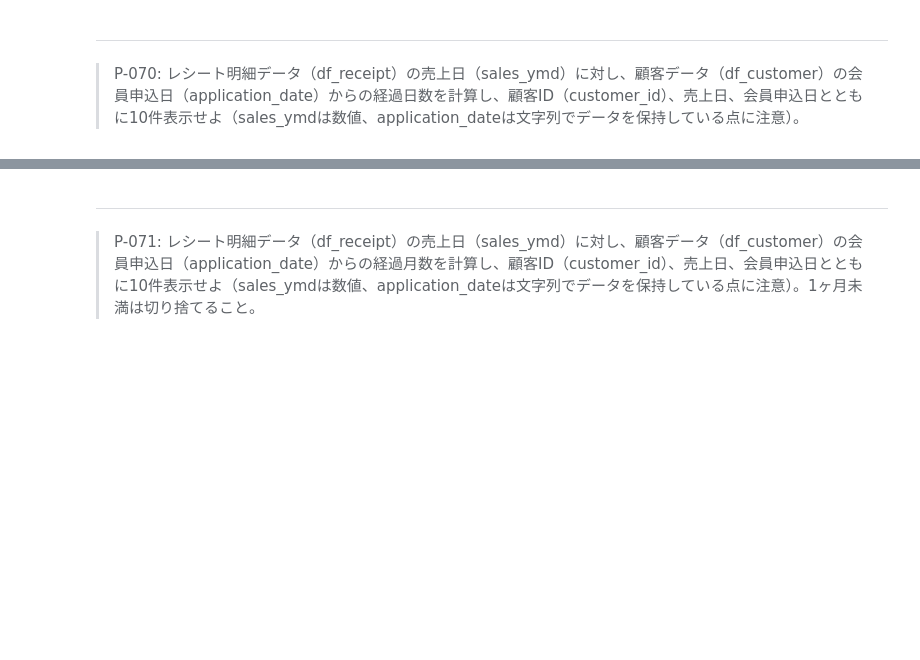
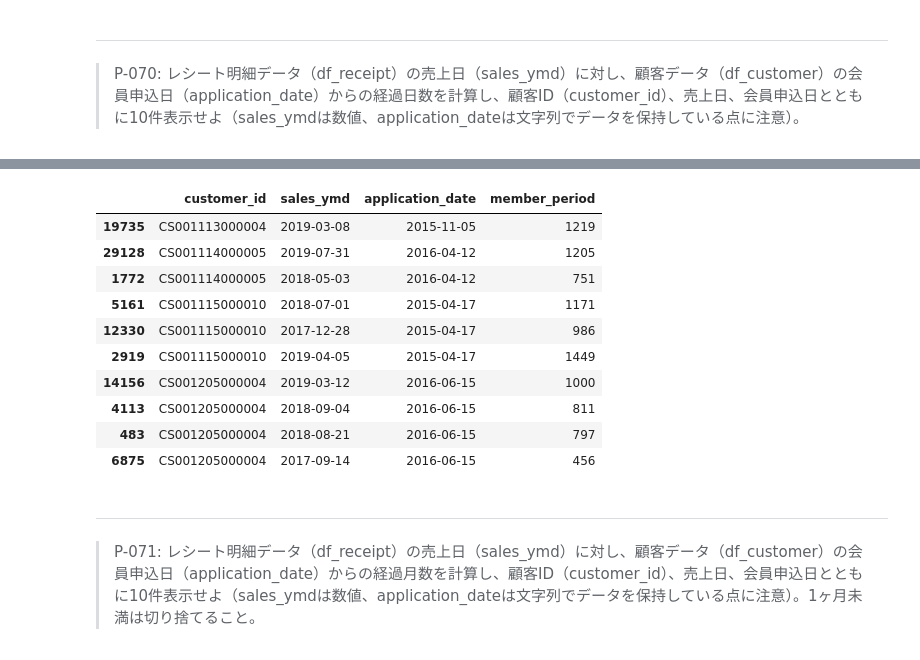
Before and after one commit to kichimura60/100knock, a Jupyter notebook: docker/work/preprocess_knock_Python.ipynb, the cells around one changed output, grey strips where cells are left out. Saved outputs shown, nothing was run; the diff lists cells and outputs as text; code cells hidden in the pictures; blank space fills up the shorter version.

```diff
--- a/docker/work/preprocess_knock_Python.ipynb
+++ b/docker/work/preprocess_knock_Python.ipynb
@@ -1744,3 +1761,29 @@ df_product.rename(columns={'\ufeffproduct_cd': 'product_cd'}, inplace=True)
+# %%
+(
+    df_receipt
+    # .query('not(customer_id.str.startswith("Z"))')
+    # .merge(df_customer, on='customer_id', how='left')
+    .merge(df_customer, on='customer_id', how='inner')
+    .assign(application_date=lambda x: x['application_date'].astype(str).astype('datetime64[ns]'))
+    .assign(sales_ymd=lambda x: x['sales_ymd'].astype(str).astype('datetime64[ns]'))
+    .assign(member_period=lambda x: (x['sales_ymd']-x['application_date']).dt.days)
+    [['customer_id', 'sales_ymd', 'application_date', 'member_period']]
+    .drop_duplicates()
+    .sort_values('customer_id')
+    .head(10)
+)
+# %% [output]
+|  | customer_id | sales_ymd | application_date | member_period |
+| 19735 | CS001113000004 | 2019-03-08 | 2015-11-05 | 1219 |
+| 29128 | CS001114000005 | 2019-07-31 | 2016-04-12 | 1205 |
+| 1772 | CS001114000005 | 2018-05-03 | 2016-04-12 | 751 |
+| 5161 | CS001115000010 | 2018-07-01 | 2015-04-17 | 1171 |
+| 12330 | CS001115000010 | 2017-12-28 | 2015-04-17 | 986 |
+| 2919 | CS001115000010 | 2019-04-05 | 2015-04-17 | 1449 |
+| 14156 | CS001205000004 | 2019-03-12 | 2016-06-15 | 1000 |
+| 4113 | CS001205000004 | 2018-09-04 | 2016-06-15 | 811 |
+| 483 | CS001205000004 | 2018-08-21 | 2016-06-15 | 797 |
+| 6875 | CS001205000004 | 2017-09-14 | 2016-06-15 | 456 |
 # %% [markdown]
 ---
 > P-071: レシート明細データ（df_receipt）の売上日（sales_ymd）に対し、顧客データ（df_customer）の会員申込日（application_date）からの経過月数を計算し、顧客ID（customer_id）、売上日、会員申込日とともに10件表示せよ（sales_ymdは数値、application_dateは文字列でデータを保持している点に注意）。1ヶ月未満は切り捨てること。
```
Also changed, not shown: parts of 11 cells of this notebook.
